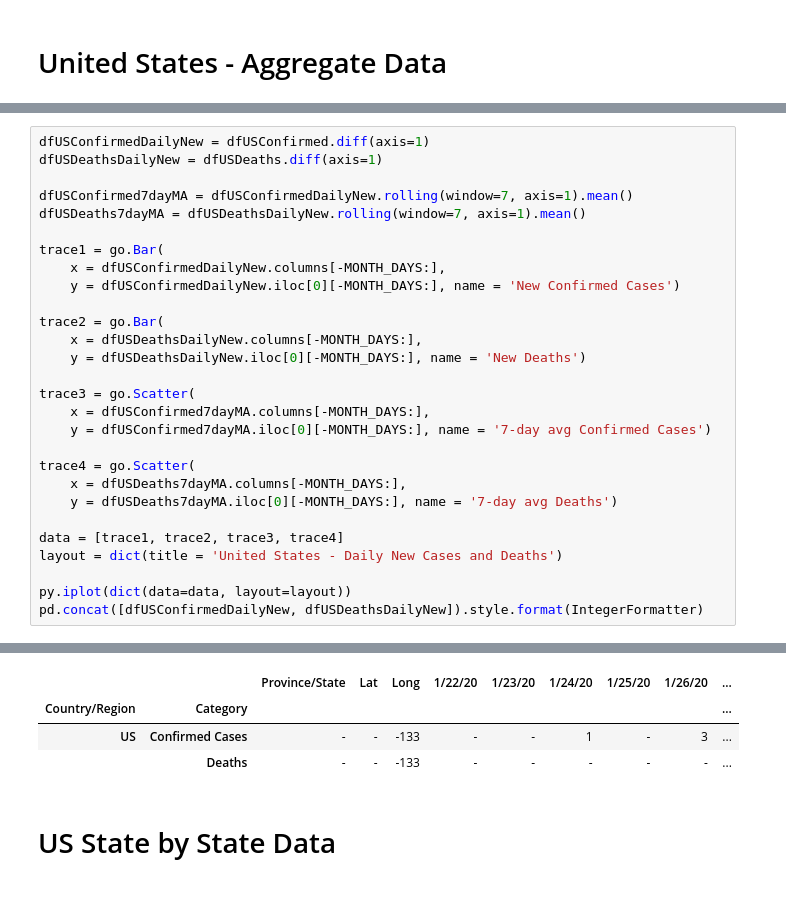
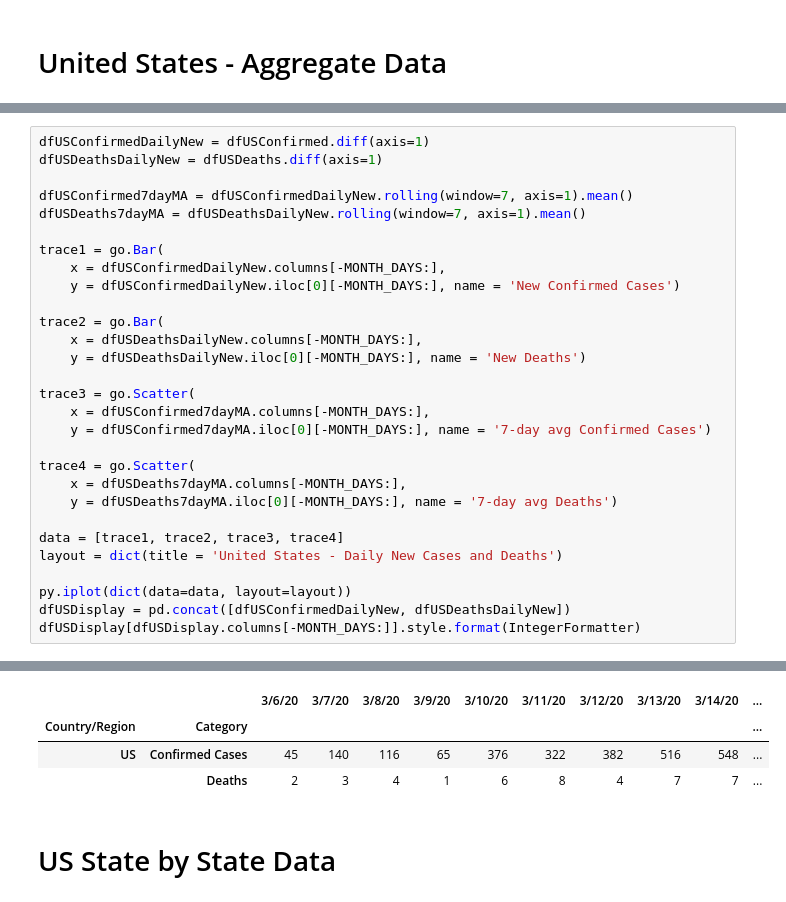
Before and after one commit to arkulkarni/COVID-19-Analysis, a Jupyter notebook: COVID-19-Analysis.ipynb, the cells around one changed output, grey strips where cells are left out. Drawn from its saved outputs; the diff is of its cells as text.

Commit message:
fixed US display format

```diff
--- a/COVID-19-Analysis.ipynb
+++ b/COVID-19-Analysis.ipynb
@@ -293,37 +293,38 @@ dfUSCombined[dfUSCombined.columns[-DEFAULT_DAYS:]].style.format(IntegerFormatter
 # %%
 dfUSConfirmedDailyNew = dfUSConfirmed.diff(axis=1)
 dfUSDeathsDailyNew = dfUSDeaths.diff(axis=1)
 
 dfUSConfirmed7dayMA = dfUSConfirmedDailyNew.rolling(window=7, axis=1).mean()
 dfUSDeaths7dayMA = dfUSDeathsDailyNew.rolling(window=7, axis=1).mean()
 
 trace1 = go.Bar(
     x = dfUSConfirmedDailyNew.columns[-MONTH_DAYS:],
     y = dfUSConfirmedDailyNew.iloc[0][-MONTH_DAYS:], name = 'New Confirmed Cases')
 
 trace2 = go.Bar(
     x = dfUSDeathsDailyNew.columns[-MONTH_DAYS:],
     y = dfUSDeathsDailyNew.iloc[0][-MONTH_DAYS:], name = 'New Deaths')
 
 trace3 = go.Scatter(
     x = dfUSConfirmed7dayMA.columns[-MONTH_DAYS:],
     y = dfUSConfirmed7dayMA.iloc[0][-MONTH_DAYS:], name = '7-day avg Confirmed Cases')
 
 trace4 = go.Scatter(
     x = dfUSDeaths7dayMA.columns[-MONTH_DAYS:],
     y = dfUSDeaths7dayMA.iloc[0][-MONTH_DAYS:], name = '7-day avg Deaths')
 
 data = [trace1, trace2, trace3, trace4]
 layout = dict(title = 'United States - Daily New Cases and Deaths')
 
 py.iplot(dict(data=data, layout=layout))
-pd.concat([dfUSConfirmedDailyNew, dfUSDeathsDailyNew]).style.format(IntegerFormatter)
+dfUSDisplay = pd.concat([dfUSConfirmedDailyNew, dfUSDeathsDailyNew])
+dfUSDisplay[dfUSDisplay.columns[-MONTH_DAYS:]].style.format(IntegerFormatter)
 # %% [output]
 [interactive output not drawn]
-|  |  | Province/State | Lat | Long | 1/22/20 | 1/23/20 | 1/24/20 | 1/25/20 | 1/26/20 | ... |
-| Country/Region | Category |  |  |  |  |  |  |  |  | ... |
-| US | Confirmed Cases | - | - | -133 | - | - | 1 | - | 3 | ... |
-|  | Deaths | - | - | -133 | - | - | - | - | - | ... |
+|  |  | 3/6/20 | 3/7/20 | 3/8/20 | 3/9/20 | 3/10/20 | 3/11/20 | 3/12/20 | 3/13/20 | 3/14/20 | ... |
+| Country/Region | Category |  |  |  |  |  |  |  |  |  | ... |
+| US | Confirmed Cases | 45 | 140 | 116 | 65 | 376 | 322 | 382 | 516 | 548 | ... |
+|  | Deaths | 2 | 3 | 4 | 1 | 6 | 8 | 4 | 7 | 7 | ... |
 # %% [markdown]
 # US State by State Data
 # %%
```
Also changed, not shown: parts of 8 cells of this notebook.
